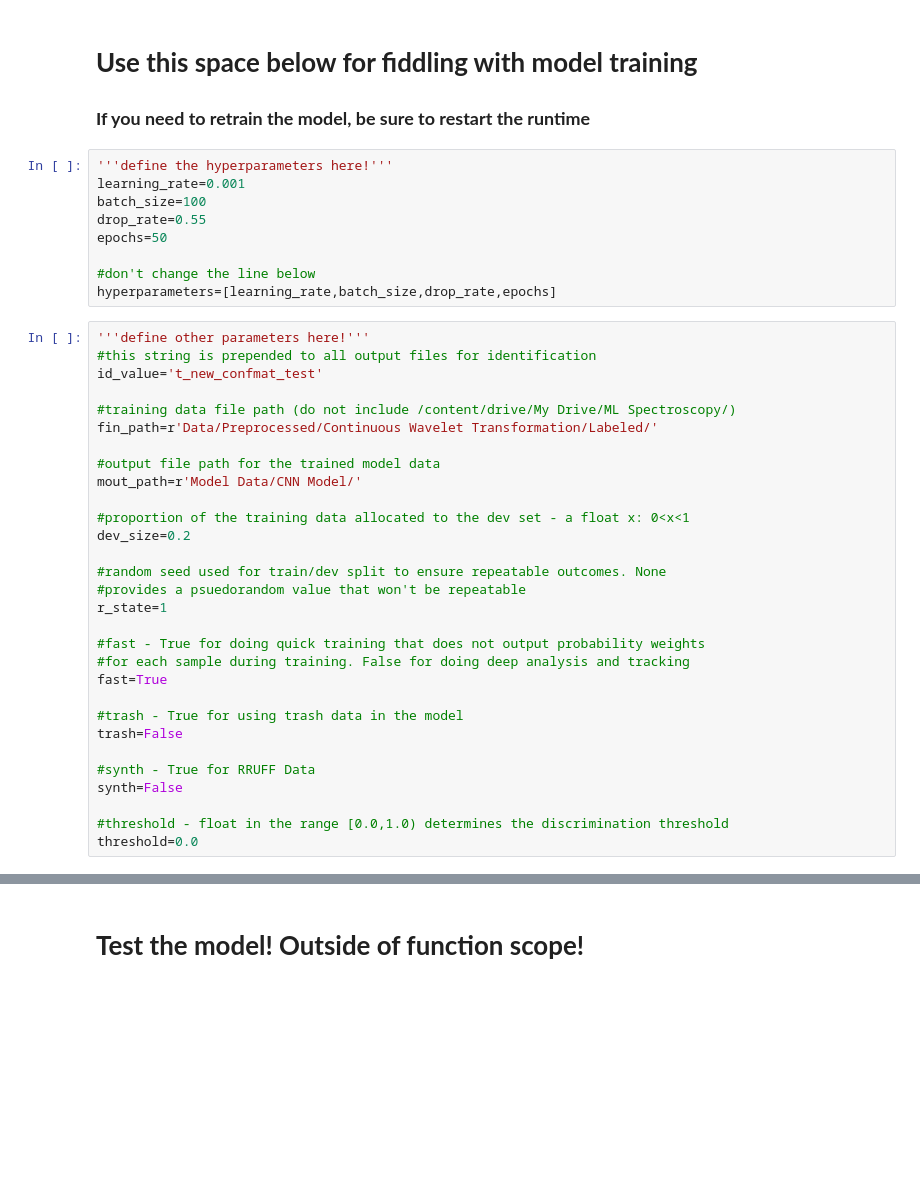
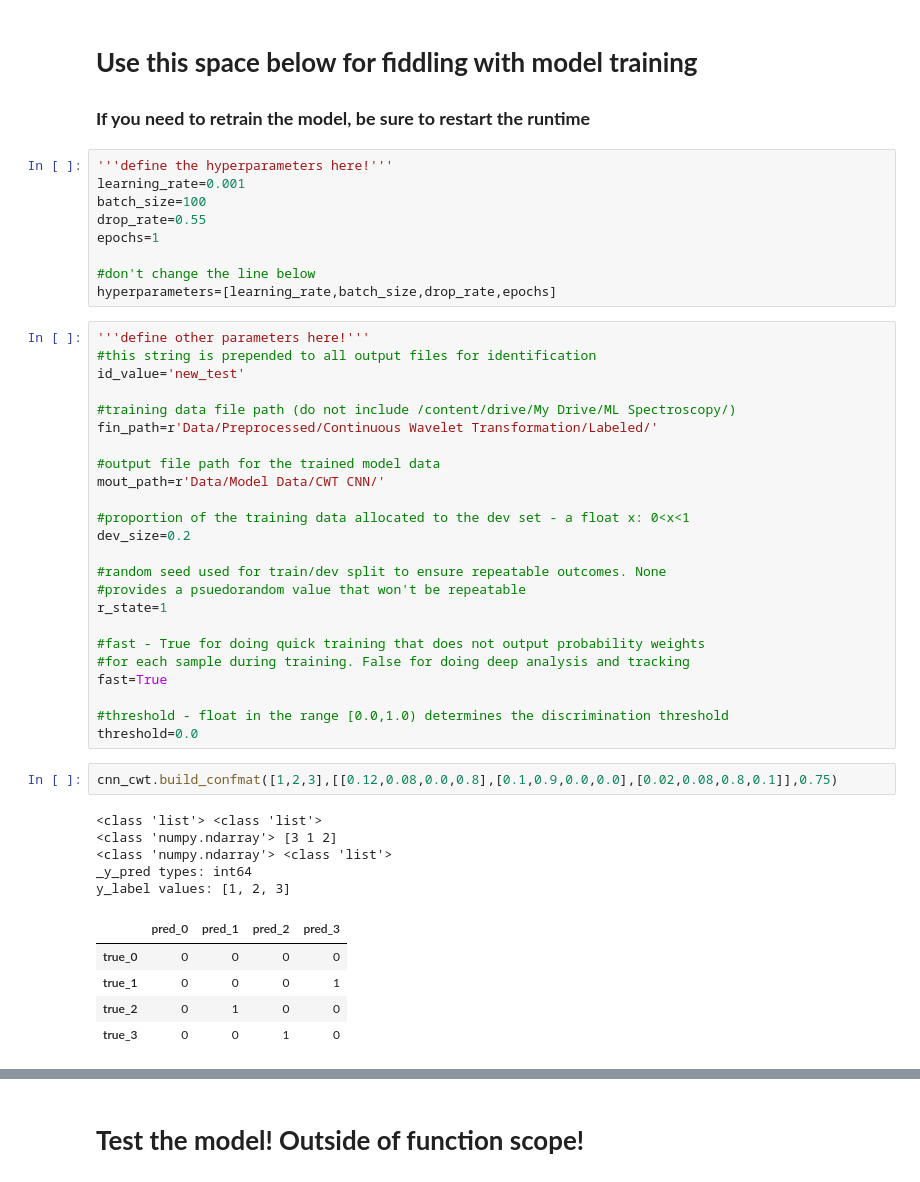
Before and after one commit to GenTeML/Spec-CNN, a Jupyter notebook: Stable_7-1-20_CNN_using_CWT.ipynb, the cells around one changed output, grey strips where cells are left out. Drawn from its saved outputs; the diff is of its cells as text; blank space fills up the shorter version.

```diff
--- a/Stable_7-1-20_CNN_using_CWT.ipynb
+++ b/Stable_7-1-20_CNN_using_CWT.ipynb
@@ -37,20 +13,20 @@ def cwt_cnn_model(fin_path=r'Data/Preprocessed/Continuous Wavelet Transformation
 learning_rate=0.001
 batch_size=100
 drop_rate=0.55
-epochs=50
+epochs=1
 
 #don't change the line below
 hyperparameters=[learning_rate,batch_size,drop_rate,epochs]
 # %%
 '''define other parameters here!'''
 #this string is prepended to all output files for identification
-id_value='t_new_confmat_test'
+id_value='new_test'
 
 #training data file path (do not include /content/drive/My Drive/ML Spectroscopy/)
 fin_path=r'Data/Preprocessed/Continuous Wavelet Transformation/Labeled/'
 
 #output file path for the trained model data
-mout_path=r'Model Data/CNN Model/'
+mout_path=r'Data/Model Data/CWT CNN/'
 
 #proportion of the training data allocated to the dev set - a float x: 0<x<1
 dev_size=0.2
@@ -63,13 +39,20 @@ r_state=1
 #for each sample during training. False for doing deep analysis and tracking
 fast=True
 
-#trash - True for using trash data in the model
-trash=False
-
-#synth - True for RRUFF Data
-synth=False
-
 #threshold - float in the range [0.0,1.0) determines the discrimination threshold
 threshold=0.0
+# %%
+cnn_cwt.build_confmat([1,2,3],[[0.12,0.08,0.0,0.8],[0.1,0.9,0.0,0.0],[0.02,0.08,0.8,0.1]],0.75)
+# %% [output]
+<class 'list'> <class 'list'>
+<class 'numpy.ndarray'> [3 1 2]
+<class 'numpy.ndarray'> <class 'list'>
+_y_pred types: int64
+y_label values: [1, 2, 3]
+|  | pred_0 | pred_1 | pred_2 | pred_3 |
+| true_0 | 0 | 0 | 0 | 0 |
+| true_1 | 0 | 0 | 0 | 1 |
+| true_2 | 0 | 1 | 0 | 0 |
+| true_3 | 0 | 0 | 1 | 0 |
 # %%
 '''train the model'''
```
Also changed, not shown: parts of 6 cells of this notebook, 4 other files.
